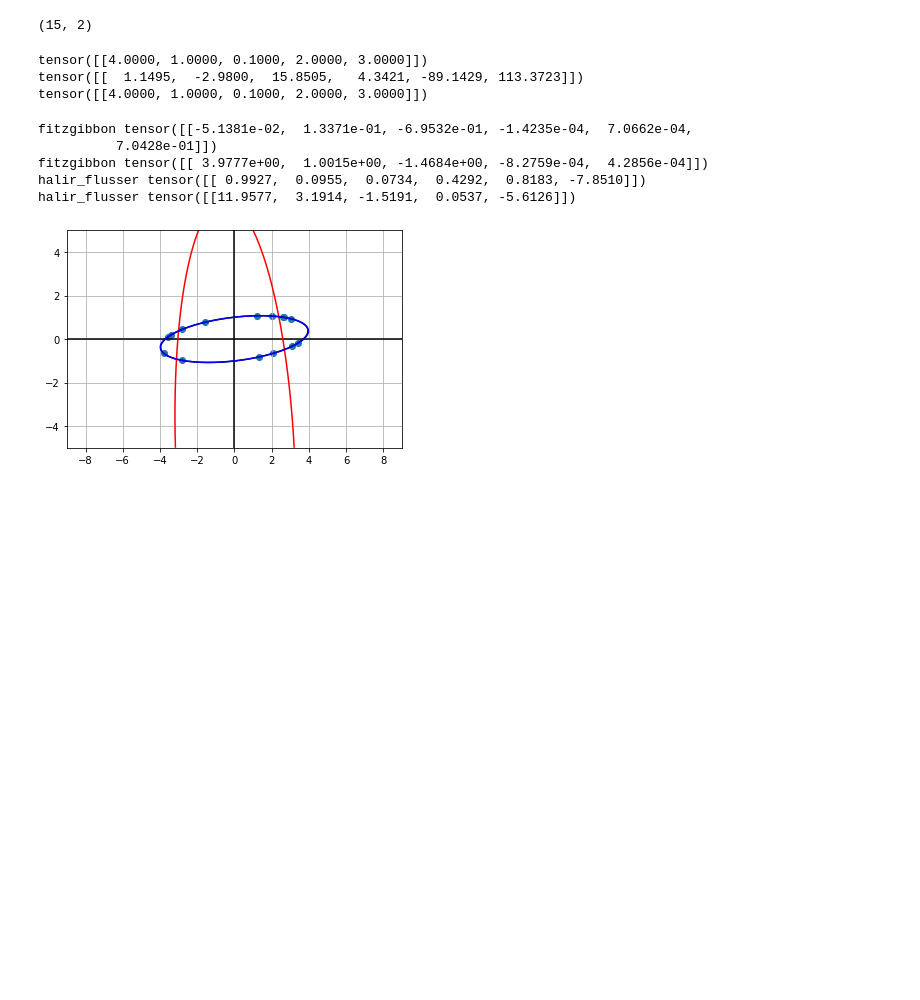
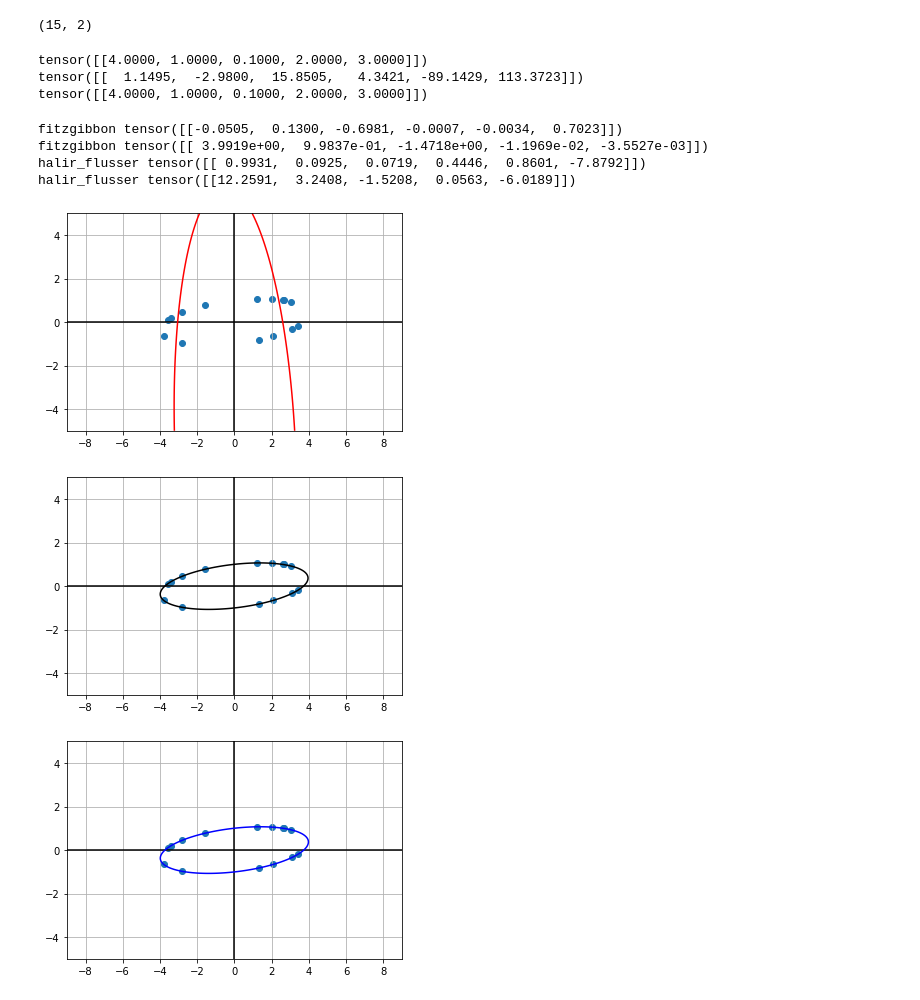
Before and after one commit to dcmoyer/ellipse-fit, a Jupyter notebook: ellipse_fitting.ipynb, the cells around one changed output. Cells and saved outputs as stored; diff of their text form; code cells hidden in the pictures; blank space fills up the shorter version.

```diff
--- a/ellipse_fitting.ipynb
+++ b/ellipse_fitting.ipynb
@@ -233,10 +233,10 @@ def coords_to_scatter_mat(X):
     # print(X_ep)
     # print(X_ep_T)
 
-    M_matrix = torch.zeros((6,6))
-    for i in range(X_ep.shape[0]):
-       M_matrix += torch.matmul( X_ep_T[:,i:i+1], X_ep[i:i+1,:] )
-    #M_matrix = torch.matmul(X_ep_T,X_ep)
+    #M_matrix = torch.zeros((6,6))
+    #for i in range(X_ep.shape[0]):
+    #   M_matrix += torch.matmul( X_ep_T[:,i:i+1], X_ep[i:i+1,:] )
+    M_matrix = torch.matmul(X_ep_T,X_ep)
     return M_matrix
 
 def constraint_mats():
@@ -264,11 +264,10 @@ print("halir_flusser", hf_output)
 hf_output_ab = params_ep_to_ab(hf_output)
 print("halir_flusser", hf_output_ab)
 # %% [output]
-fitzgibbon tensor([[-5.1381e-02,  1.3371e-01, -6.9532e-01, -1.4235e-04,  7.0662e-04,
-          7.0428e-01]])
-fitzgibbon tensor([[ 3.9777e+00,  1.0015e+00, -1.4684e+00, -8.2759e-04,  4.2856e-04]])
-halir_flusser tensor([[ 0.9927,  0.0955,  0.0734,  0.4292,  0.8183, -7.8510]])
-halir_flusser tensor([[11.9577,  3.1914, -1.5191,  0.0537, -5.6126]])
+fitzgibbon tensor([[-0.0505,  0.1300, -0.6981, -0.0007, -0.0034,  0.7023]])
+fitzgibbon tensor([[ 3.9919e+00,  9.9837e-01, -1.4718e+00, -1.1969e-02, -3.5527e-03]])
+halir_flusser tensor([[ 0.9931,  0.0925,  0.0719,  0.4446,  0.8601, -7.8792]])
+halir_flusser tensor([[12.2591,  3.2408, -1.5208,  0.0563, -6.0189]])
 # %%
 x_grid = np.linspace(-9, 9, 400)
 y_grid = np.linspace(-5, 5, 400)
@@ -290,31 +289,50 @@ A,B,C,D,E,F = hf_output_np[0,0],hf_output_np[0,1],hf_output_np[0,2],hf_output_np
 #plt.contour(x_mgrid,y_mgrid, ((x_mgrid-x)**2/a**2) + ((y_mgrid-y)**2/b**2), [1], colors="k" )
 plt.contour(x_mgrid,y_mgrid, A*x_mgrid*x_mgrid + B*x_mgrid*y_mgrid + C*y_mgrid*y_mgrid + D*x_mgrid + E*y_mgrid + F, [0], colors="r" )
 
+plt.show()
+
+fig, ax = plt.subplots()
+ax.scatter(X[:,0],X[:,1])
+ax.grid(True, which='both')
+
+ax.axhline(y=0, color='k')
+ax.axvline(x=0, color='k')
+
+
 
 fg_output_ab_np = fg_output_ab.numpy()
 a,b,theta,x,y = fg_output_ab_np[0,0],fg_output_ab_np[0,1],fg_output_ab_np[0,2],fg_output_ab_np[0,3],fg_output_ab_np[0,4]
 fg_output_np = fg_output.numpy()
 A,B,C,D,E,F = fg_output_np[0,0],fg_output_np[0,1],fg_output_np[0,2],fg_output_np[0,3],fg_output_np[0,4],fg_output_np[0,5]
 
 #plt.contour(x_mgrid,y_mgrid, ((x_mgrid-x)**2/a**2) + ((y_mgrid-y)**2/b**2), [1], colors="g" )
 plt.contour(x_mgrid,y_mgrid, A*x_mgrid*x_mgrid + B*x_mgrid*y_mgrid + C*y_mgrid*y_mgrid + D*x_mgrid + E*y_mgrid + F,
             [0], colors="k", hatches=["\\"])
 
+plt.show()
 
+fig, ax = plt.subplots()
+ax.scatter(X[:,0],X[:,1])
+ax.grid(True, which='both')
+
+ax.axhline(y=0, color='k')
+ax.axvline(x=0, color='k')
 
 a=4
 b=1
 theta=0.1
 x=0
 y=0
 coords_gt_ab = torch.tensor([[a,b,theta,x,y]])
 coords_gt_ep = params_ab_to_ep(coords_gt_ab)
 A,B,C,D,E,F = coords_gt_ep[0,0],coords_gt_ep[0,1],coords_gt_ep[0,2],coords_gt_ep[0,3],coords_gt_ep[0,4],coords_gt_ep[0,5]
 
 #plt.contour(x_mgrid,y_mgrid, ((x_mgrid-x)**2/a**2) + ((y_mgrid-y)**2/b**2), [1], colors="b" )
 plt.contour(x_mgrid,y_mgrid, A*x_mgrid*x_mgrid + B*x_mgrid*y_mgrid + C*y_mgrid*y_mgrid + D*x_mgrid + E*y_mgrid + F,
             [0], colors="b", hatches=["."])
 
 plt.show()
 # %% [output]
-[figure, old version]
+[figure, new version]
+[figure, added]
+[figure, added]
```
